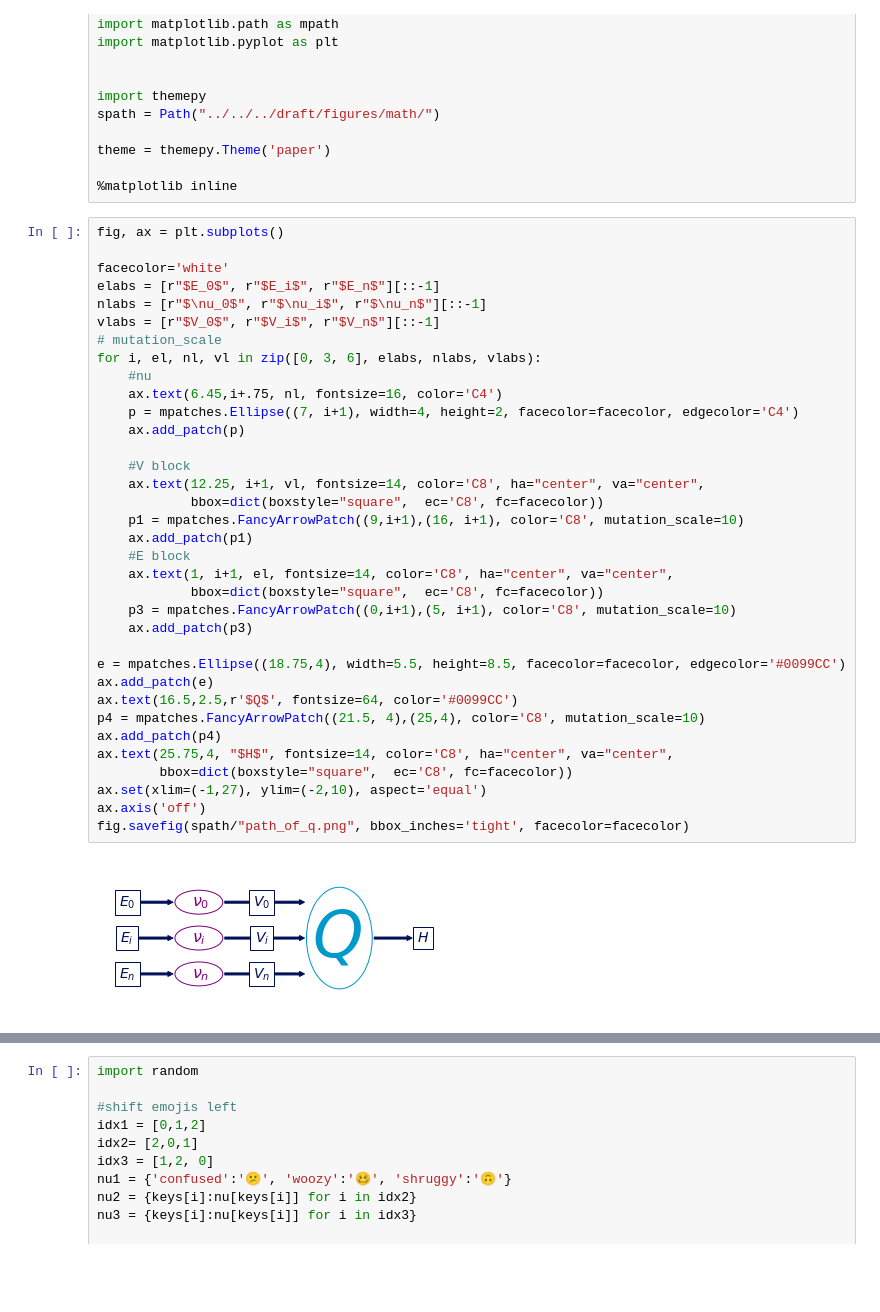
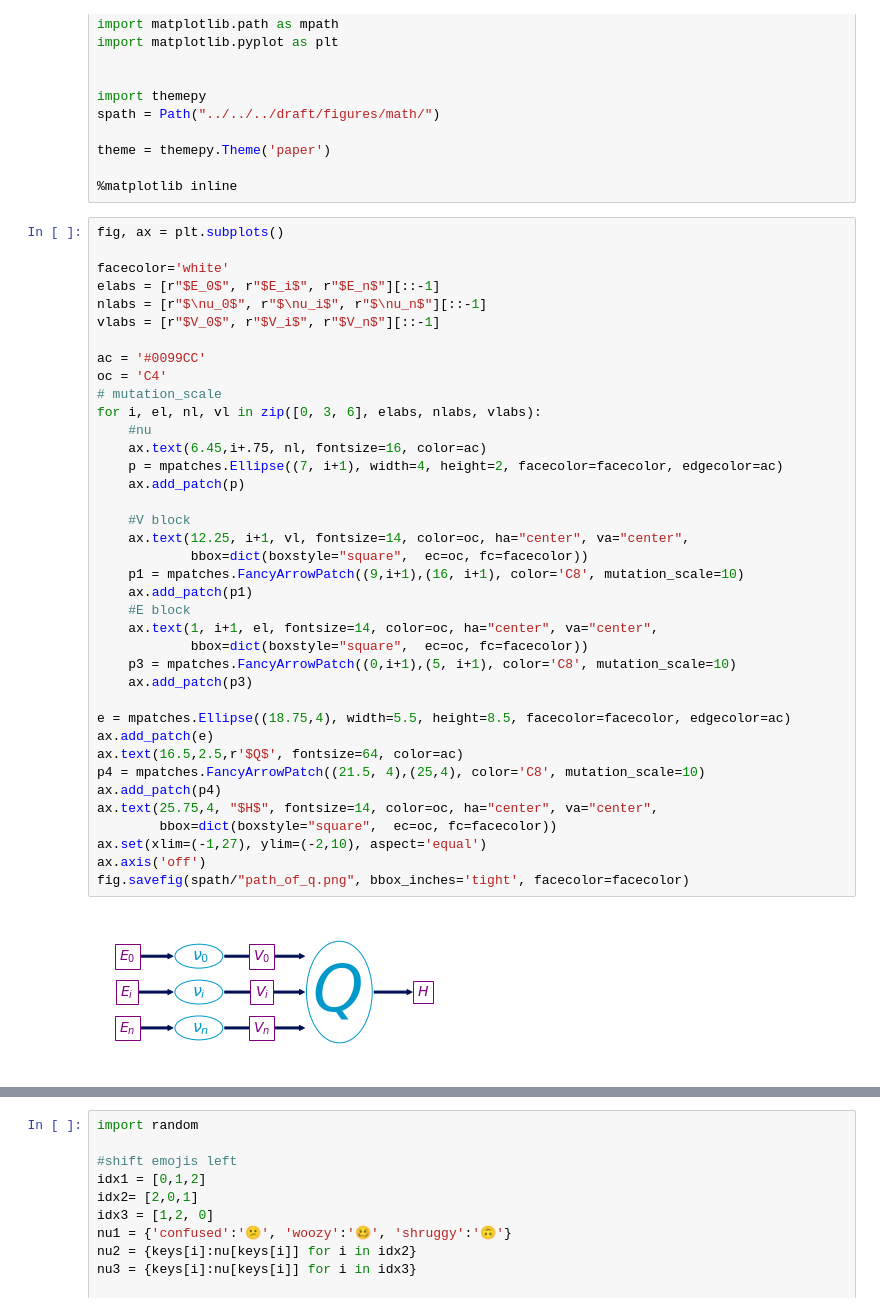
Before and after one commit to story645/proposal, a Jupyter notebook: draft/figures/math/artist_figures.ipynb, the cells around one changed output, grey strips where cells are left out. Drawn from its saved outputs; the diff is of its cells as text; blank space fills up the shorter version.

```diff
--- a/draft/figures/math/artist_figures.ipynb
+++ b/draft/figures/math/artist_figures.ipynb
@@ -24,40 +24,43 @@ theme = themepy.Theme('paper')
 # %%
 fig, ax = plt.subplots()
 
 facecolor='white'
 elabs = [r"$E_0$", r"$E_i$", r"$E_n$"][::-1]
 nlabs = [r"$\nu_0$", r"$\nu_i$", r"$\nu_n$"][::-1]
 vlabs = [r"$V_0$", r"$V_i$", r"$V_n$"][::-1]
+
+ac = '#0099CC'
+oc = 'C4'
 # mutation_scale
 for i, el, nl, vl in zip([0, 3, 6], elabs, nlabs, vlabs):
     #nu
-    ax.text(6.45,i+.75, nl, fontsize=16, color='C4')
-    p = mpatches.Ellipse((7, i+1), width=4, height=2, facecolor=facecolor, edgecolor='C4')
+    ax.text(6.45,i+.75, nl, fontsize=16, color=ac)
+    p = mpatches.Ellipse((7, i+1), width=4, height=2, facecolor=facecolor, edgecolor=ac)
     ax.add_patch(p)
 
     #V block
-    ax.text(12.25, i+1, vl, fontsize=14, color='C8', ha="center", va="center",
-            bbox=dict(boxstyle="square",  ec='C8', fc=facecolor))
+    ax.text(12.25, i+1, vl, fontsize=14, color=oc, ha="center", va="center",
+            bbox=dict(boxstyle="square",  ec=oc, fc=facecolor))
     p1 = mpatches.FancyArrowPatch((9,i+1),(16, i+1), color='C8', mutation_scale=10)
     ax.add_patch(p1)
     #E block
-    ax.text(1, i+1, el, fontsize=14, color='C8', ha="center", va="center",
-            bbox=dict(boxstyle="square",  ec='C8', fc=facecolor))
+    ax.text(1, i+1, el, fontsize=14, color=oc, ha="center", va="center",
+            bbox=dict(boxstyle="square",  ec=oc, fc=facecolor))
     p3 = mpatches.FancyArrowPatch((0,i+1),(5, i+1), color='C8', mutation_scale=10)
     ax.add_patch(p3)
 
-e = mpatches.Ellipse((18.75,4), width=5.5, height=8.5, facecolor=facecolor, edgecolor='#0099CC')
+e = mpatches.Ellipse((18.75,4), width=5.5, height=8.5, facecolor=facecolor, edgecolor=ac)
 ax.add_patch(e)
-ax.text(16.5,2.5,r'$Q$', fontsize=64, color='#0099CC')
+ax.text(16.5,2.5,r'$Q$', fontsize=64, color=ac)
 p4 = mpatches.FancyArrowPatch((21.5, 4),(25,4), color='C8', mutation_scale=10)
 ax.add_patch(p4)
-ax.text(25.75,4, "$H$", fontsize=14, color='C8', ha="center", va="center",
-        bbox=dict(boxstyle="square",  ec='C8', fc=facecolor))
+ax.text(25.75,4, "$H$", fontsize=14, color=oc, ha="center", va="center",
+        bbox=dict(boxstyle="square",  ec=oc, fc=facecolor))
 ax.set(xlim=(-1,27), ylim=(-2,10), aspect='equal')
 ax.axis('off')
 fig.savefig(spath/"path_of_q.png", bbox_inches='tight', facecolor=facecolor)
 # %% [output]
-[figure, old version]
+[figure, new version]
 # %%
 fig, ax = plt.subplots()
 
```
Also changed, not shown: parts of 1 cell of this notebook, 6 other files.
